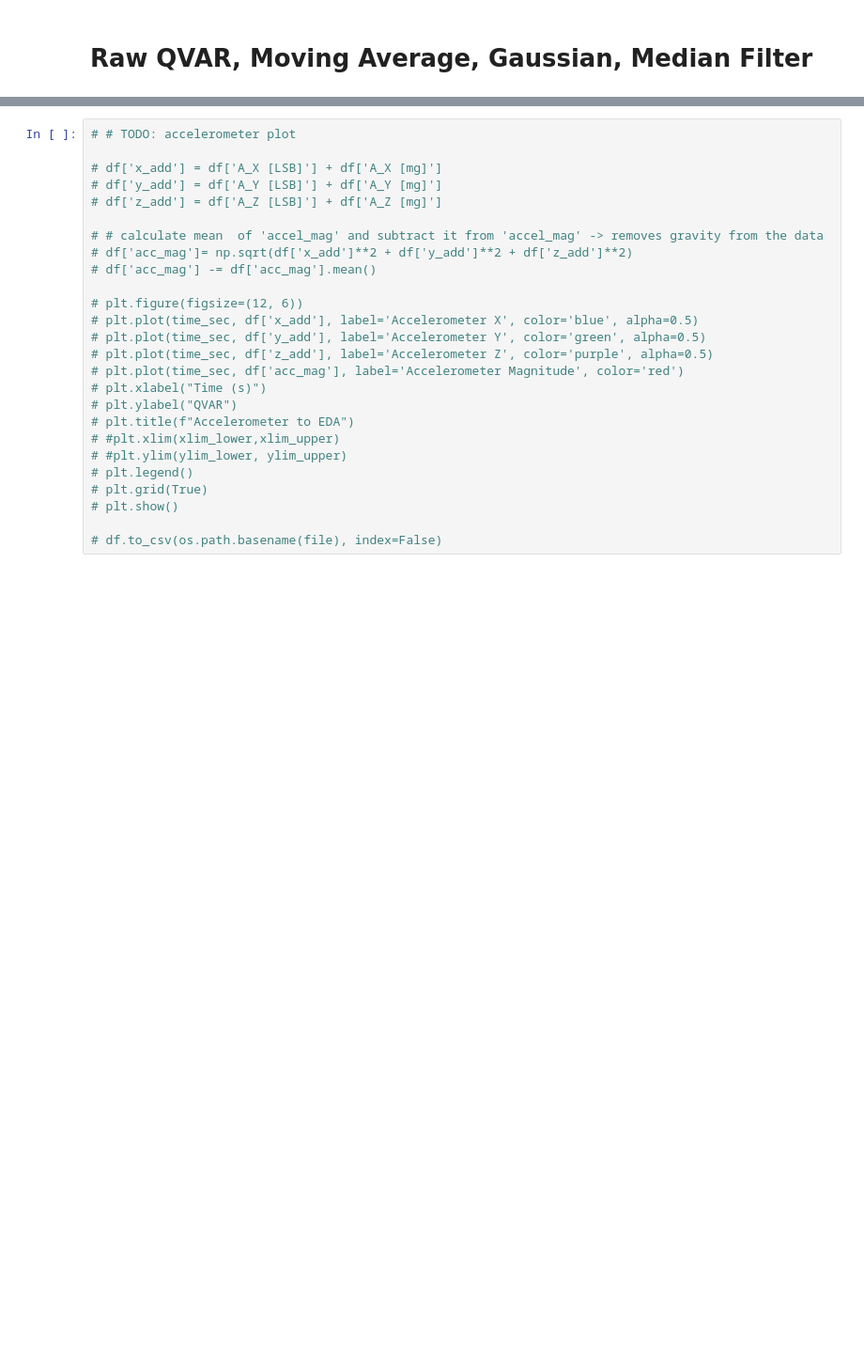
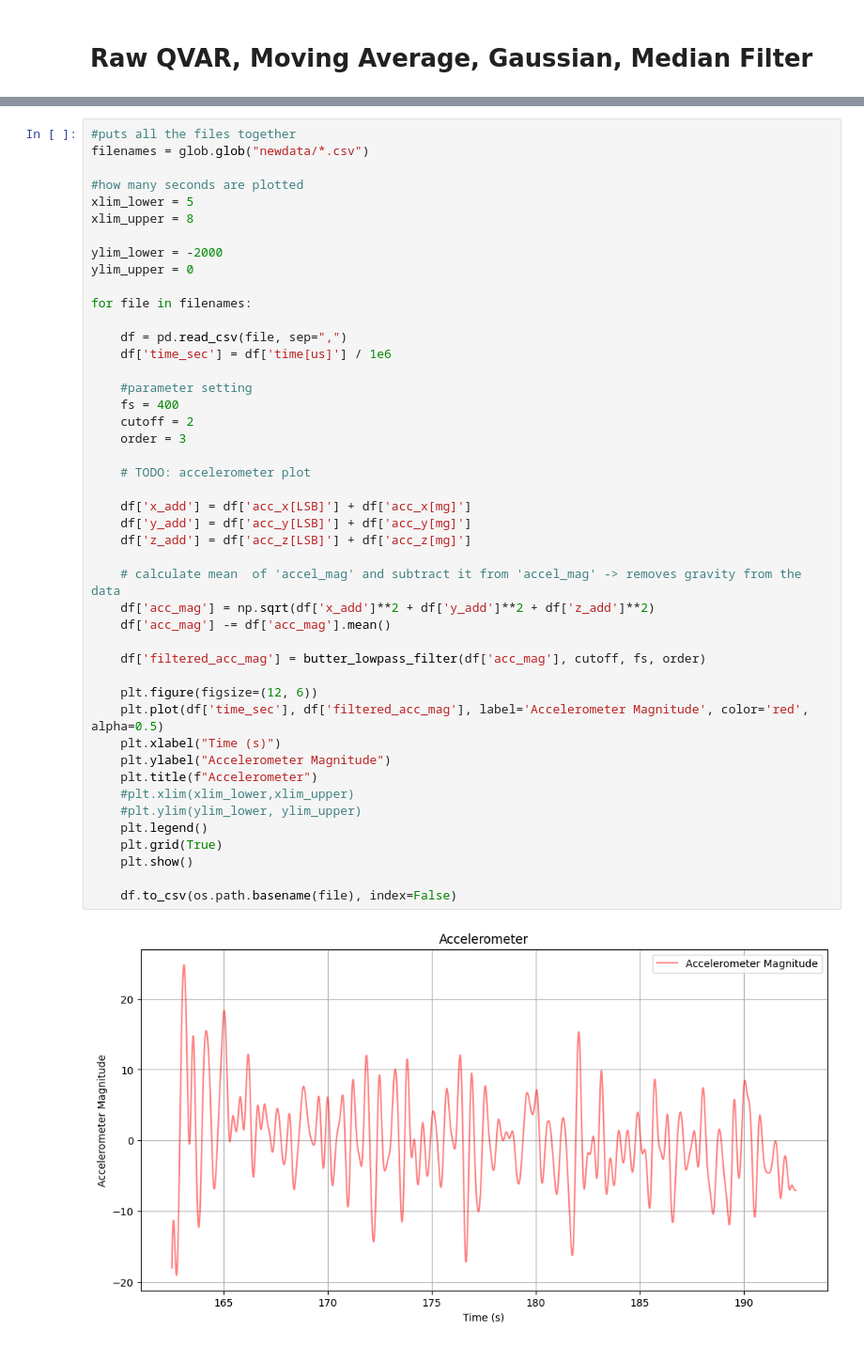
Before and after one commit to omshreya-s/URV, a Jupyter notebook: dataCleaning.ipynb, the cells around one changed output, grey strips where cells are left out. Shown at 94% size. Saved outputs shown, nothing was run; the diff lists cells and outputs as text; blank space fills up the shorter version.

Commit message:
new data accelerometer graphs

```diff
--- a/dataCleaning.ipynb
+++ b/dataCleaning.ipynb
@@ -174,26 +163,47 @@ for file in filenames:
 # %%
-# # TODO: accelerometer plot
+#puts all the files together
+filenames = glob.glob("newdata/*.csv")
 
-# df['x_add'] = df['A_X [LSB]'] + df['A_X [mg]']
-# df['y_add'] = df['A_Y [LSB]'] + df['A_Y [mg]']
-# df['z_add'] = df['A_Z [LSB]'] + df['A_Z [mg]']
+#how many seconds are plotted
+xlim_lower = 5
+xlim_upper = 8
 
-# # calculate mean  of 'accel_mag' and subtract it from 'accel_mag' -> removes gravity from the data
-# df['acc_mag']= np.sqrt(df['x_add']**2 + df['y_add']**2 + df['z_add']**2)
-# df['acc_mag'] -= df['acc_mag'].mean()
+ylim_lower = -2000
+ylim_upper = 0
 
-# plt.figure(figsize=(12, 6))
-# plt.plot(time_sec, df['x_add'], label='Accelerometer X', color='blue', alpha=0.5)
-# plt.plot(time_sec, df['y_add'], label='Accelerometer Y', color='green', alpha=0.5)
-# plt.plot(time_sec, df['z_add'], label='Accelerometer Z', color='purple', alpha=0.5)
-# plt.plot(time_sec, df['acc_mag'], label='Accelerometer Magnitude', color='red')
-# plt.xlabel("Time (s)")
-# plt.ylabel("QVAR")
-# plt.title(f"Accelerometer to EDA")
-# #plt.xlim(xlim_lower,xlim_upper)
-# #plt.ylim(ylim_lower, ylim_upper)
-# plt.legend()
-# plt.grid(True)
-# plt.show()
+for file in filenames:
 
-# df.to_csv(os.path.basename(file), index=False)
+    df = pd.read_csv(file, sep=",")
+    df['time_sec'] = df['time[us]'] / 1e6
+
+    #parameter setting
+    fs = 400
+    cutoff = 2
+    order = 3
+
+    # TODO: accelerometer plot
+
+    df['x_add'] = df['acc_x[LSB]'] + df['acc_x[mg]']
+    df['y_add'] = df['acc_y[LSB]'] + df['acc_y[mg]']
+    df['z_add'] = df['acc_z[LSB]'] + df['acc_z[mg]']
+
+    # calculate mean  of 'accel_mag' and subtract it from 'accel_mag' -> removes gravity from the data
+    df['acc_mag'] = np.sqrt(df['x_add']**2 + df['y_add']**2 + df['z_add']**2)
+    df['acc_mag'] -= df['acc_mag'].mean()
+
+    df['filtered_acc_mag'] = butter_lowpass_filter(df['acc_mag'], cutoff, fs, order)
+
+    plt.figure(figsize=(12, 6))
+    plt.plot(df['time_sec'], df['filtered_acc_mag'], label='Accelerometer Magnitude', color='red', alpha=0.5)
+    plt.xlabel("Time (s)")
+    plt.ylabel("Accelerometer Magnitude")
+    plt.title(f"Accelerometer")
+    #plt.xlim(xlim_lower,xlim_upper)
+    #plt.ylim(ylim_lower, ylim_upper)
+    plt.legend()
+    plt.grid(True)
+    plt.show()
+
+    df.to_csv(os.path.basename(file), index=False)
+# %% [output]
+[figure, added]
```
Also changed, not shown: parts of 4 cells of this notebook, 19 other files.
